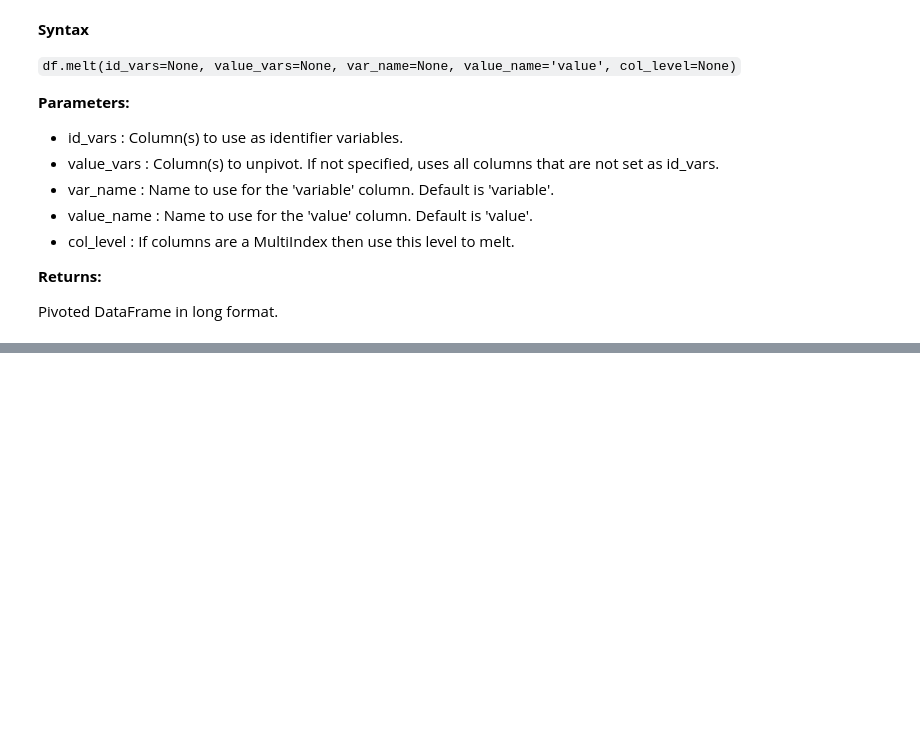
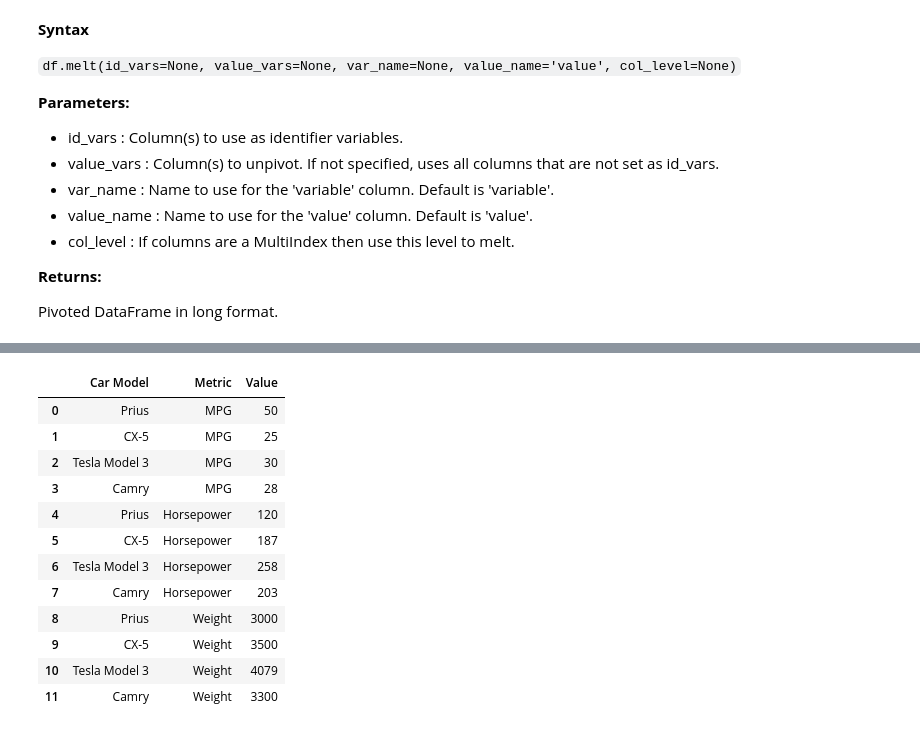
Before and after one commit to hewp84/CRT420, a Jupyter notebook: Week 3/Pandas_5.ipynb, the cells around one changed output, grey strips where cells are left out. Saved outputs shown, nothing was run; the diff lists cells and outputs as text; code cells hidden in the pictures; blank space fills up the shorter version.

```diff
--- a/Week 3/Pandas_5.ipynb
+++ b/Week 3/Pandas_5.ipynb
@@ -405,8 +464,22 @@ melted_df
 # %%
 #Renaming columns
 melted_df = cars.melt(id_vars='Car Model',
                     value_vars=['MPG', 'Horsepower', 'Weight'],
-                    var_name='Measurement',
+                    var_name='Metric',
                     value_name='Value')
 
 melted_df
+# %% [output]
+|  | Car Model | Metric | Value |
+| 0 | Prius | MPG | 50 |
+| 1 | CX-5 | MPG | 25 |
+| 2 | Tesla Model 3 | MPG | 30 |
+| 3 | Camry | MPG | 28 |
+| 4 | Prius | Horsepower | 120 |
+| 5 | CX-5 | Horsepower | 187 |
+| 6 | Tesla Model 3 | Horsepower | 258 |
+| 7 | Camry | Horsepower | 203 |
+| 8 | Prius | Weight | 3000 |
+| 9 | CX-5 | Weight | 3500 |
+| 10 | Tesla Model 3 | Weight | 4079 |
+| 11 | Camry | Weight | 3300 |
```
Also changed, not shown: parts of 5 cells of this notebook, 4 other files.
